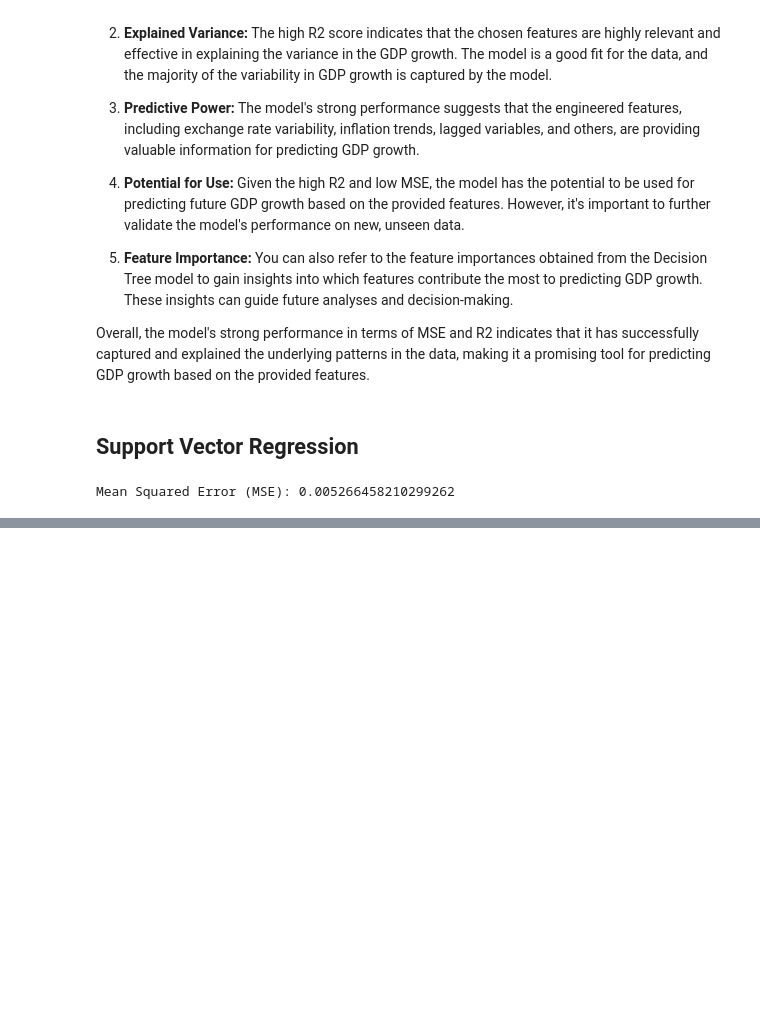
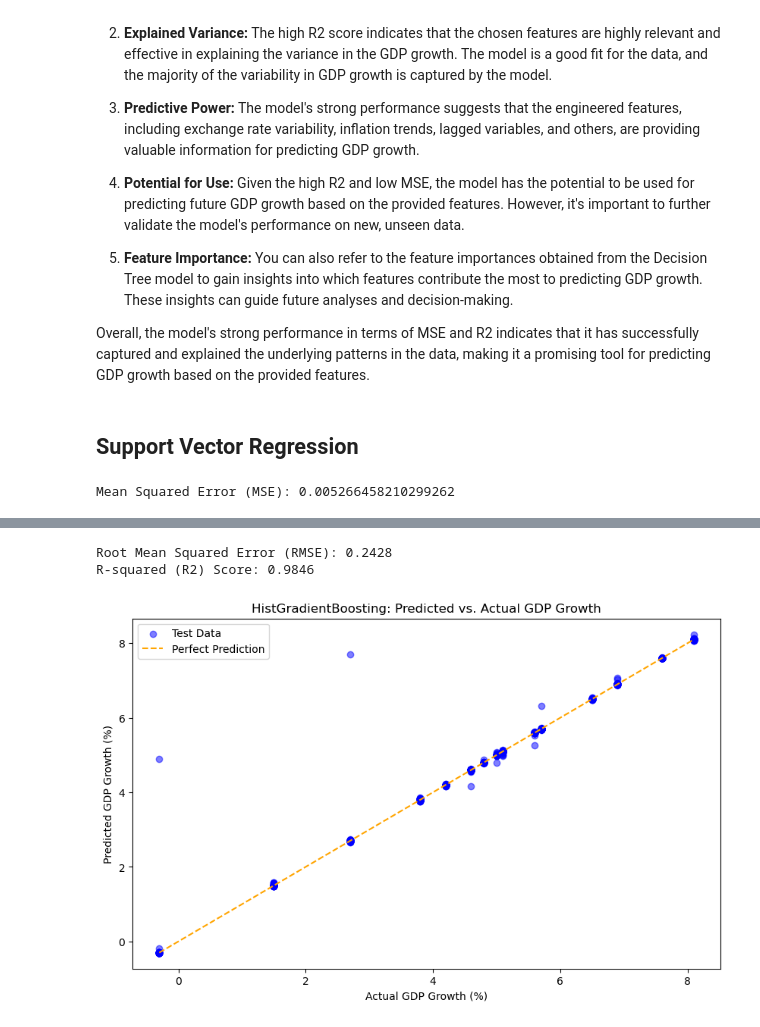
Before and after one commit to MadScie254/Phase-3-project-modelling, a Jupyter notebook: Model.ipynb, the cells around one changed output, grey strips where cells are left out. Drawn from its saved outputs; the diff is of its cells as text; code cells hidden in the pictures; blank space fills up the shorter version.

Commit message:
Ensemble methods
All changes

```diff
--- a/Model.ipynb
+++ b/Model.ipynb
@@ -1113,0 +1113,73 @@ As you see the lines going down and getting closer together, it means the model
+# %%
+import pandas as pd
+from sklearn.model_selection import train_test_split
+from sklearn.ensemble import HistGradientBoostingRegressor
+from sklearn.impute import SimpleImputer
+from sklearn.compose import ColumnTransformer
+from sklearn.pipeline import Pipeline
+from sklearn.metrics import mean_squared_error, r2_score
+import matplotlib.pyplot as plt
+
+# Load the merged and engineered dataset
+merged_data = pd.read_csv("Merged_and_Engineered_Data.csv")
+
+# Remove commas and convert columns with commas to float
+comma_columns = ['Nominal GDP prices (Ksh Million)', 'Real GDP prices (Ksh Million)']
+for col in comma_columns:
+    merged_data[col] = merged_data[col].str.replace(',', '').astype(float)
+
+# Separate features and target variable
+X = merged_data.drop(['Currency', 'Annual GDP growth (%)', 'Date'], axis=1)  # Exclude non-numeric and target columns
+y = merged_data['Annual GDP growth (%)']
+
+# Split the data into training and testing sets
+X_train, X_test, y_train, y_test = train_test_split(X, y, test_size=0.2, random_state=42)
+
+# Separate numeric and non-numeric columns
+numeric_cols = X_train.select_dtypes(include=['float64', 'int64']).columns
+non_numeric_cols = X_train.columns.difference(numeric_cols)
+
+# Create transformers for numeric and non-numeric columns
+numeric_transformer = SimpleImputer(strategy='mean')
+non_numeric_transformer = SimpleImputer(strategy='most_frequent')  # Use "most_frequent" for non-numeric columns
+
+# Create a column transformer
+preprocessor = ColumnTransformer(
+    transformers=[
+        ('num', numeric_transformer, numeric_cols),
+        ('cat', non_numeric_transformer, non_numeric_cols)
+    ])
+
+# Initialize HistGradientBoostingRegressor
+hist_gradient_boosting = HistGradientBoostingRegressor(random_state=42)
+
+# Create a pipeline with preprocessing and the regressor
+pipeline = Pipeline(steps=[('preprocessor', preprocessor), ('model', hist_gradient_boosting)])
+
+# Fit the model to the training data
+pipeline.fit(X_train, y_train)
+
+# Make predictions on the test set
+y_pred = pipeline.predict(X_test)
+
+# Evaluate the model
+rmse = mean_squared_error(y_test, y_pred, squared=False)
+r2 = r2_score(y_test, y_pred)
+
+# Print evaluation metrics
+print(f"Root Mean Squared Error (RMSE): {rmse:.4f}")
+print(f"R-squared (R2) Score: {r2:.4f}")
+
+# Visualize predicted vs. actual values
+plt.figure(figsize=(10, 6))
+plt.scatter(y_test, y_pred, alpha=0.5, color='blue', label='Test Data')
+plt.plot([min(y_test), max(y_test)], [min(y_test), max(y_test)], linestyle='--', color='orange', label='Perfect Prediction')
+plt.title('HistGradientBoosting: Predicted vs. Actual GDP Growth')
+plt.xlabel('Actual GDP Growth (%)')
+plt.ylabel('Predicted GDP Growth (%)')
+plt.legend()
+plt.show()
+# %% [output]
+Root Mean Squared Error (RMSE): 0.2428
+R-squared (R2) Score: 0.9846
+[figure, added]
```
Also changed, not shown: parts of 4 cells of this notebook, 1 other file.
